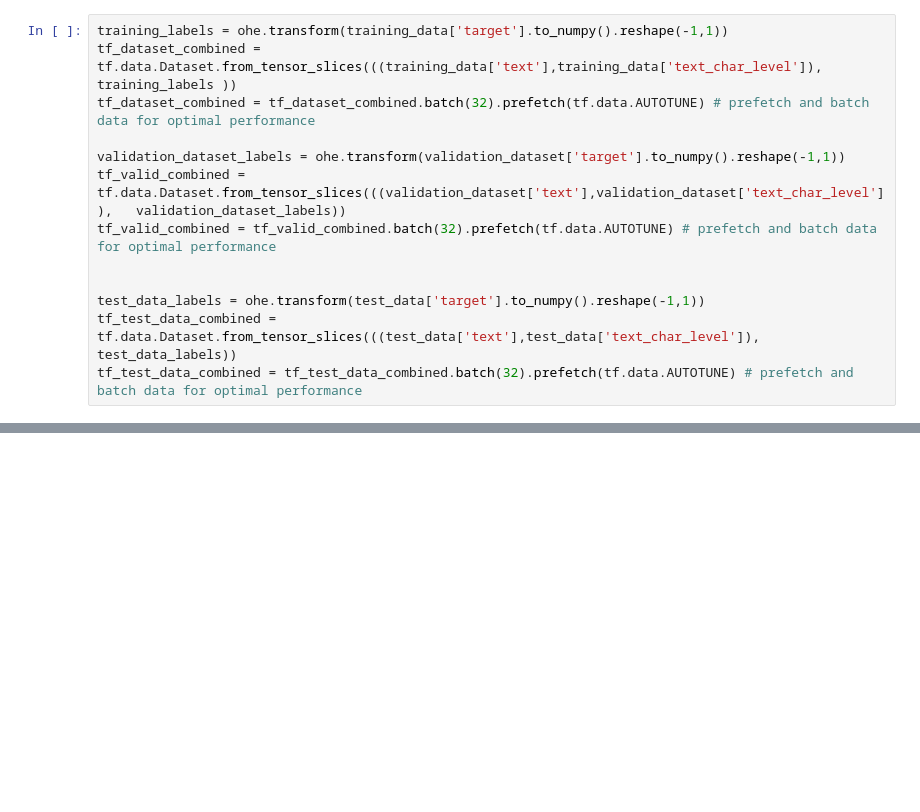
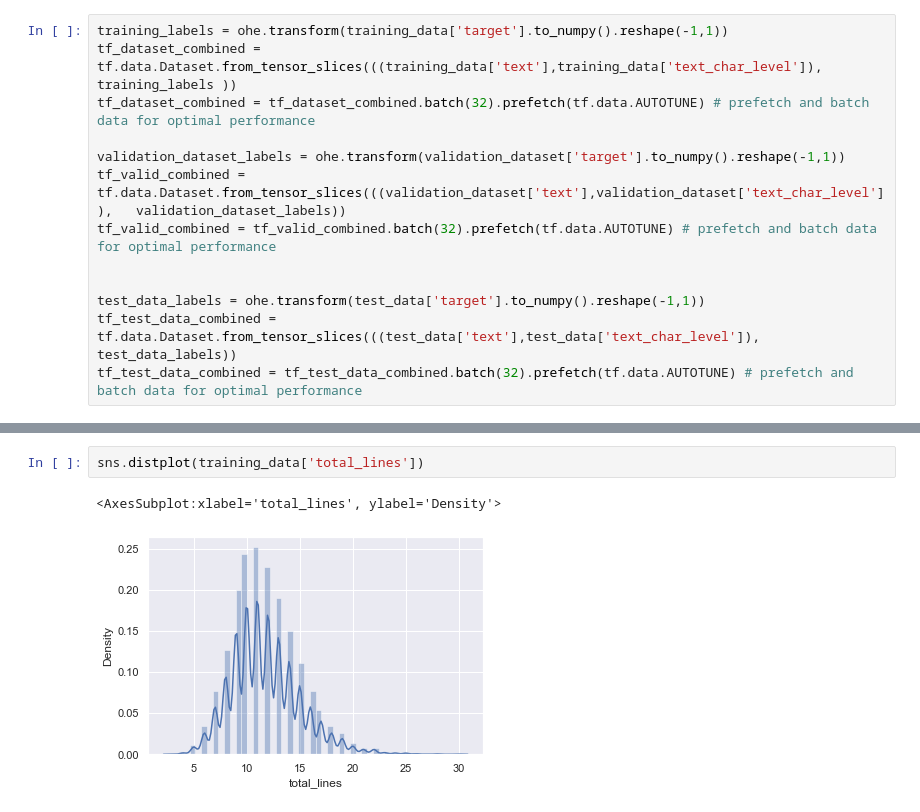
Before and after one commit to bhydemi/Document-Abstracted-Classifier-Project, a Jupyter notebook: Document_Abstract_AI_Classifier_Project.ipynb, the cells around one changed output, grey strips where cells are left out. Cells and saved outputs as stored; diff of their text form; blank space fills up the shorter version.

```diff
--- a/Document_Abstract_AI_Classifier_Project.ipynb
+++ b/Document_Abstract_AI_Classifier_Project.ipynb
@@ -626,0 +652,5 @@ performance_measure_classification(tf.argmax(combined_model.predict(tf_test_data
+# %%
+sns.distplot(training_data['total_lines'])
+# %% [output]
+<AxesSubplot:xlabel='total_lines', ylabel='Density'>
+[figure, added]
```
Also changed, not shown: parts of 45 cells of this notebook.
